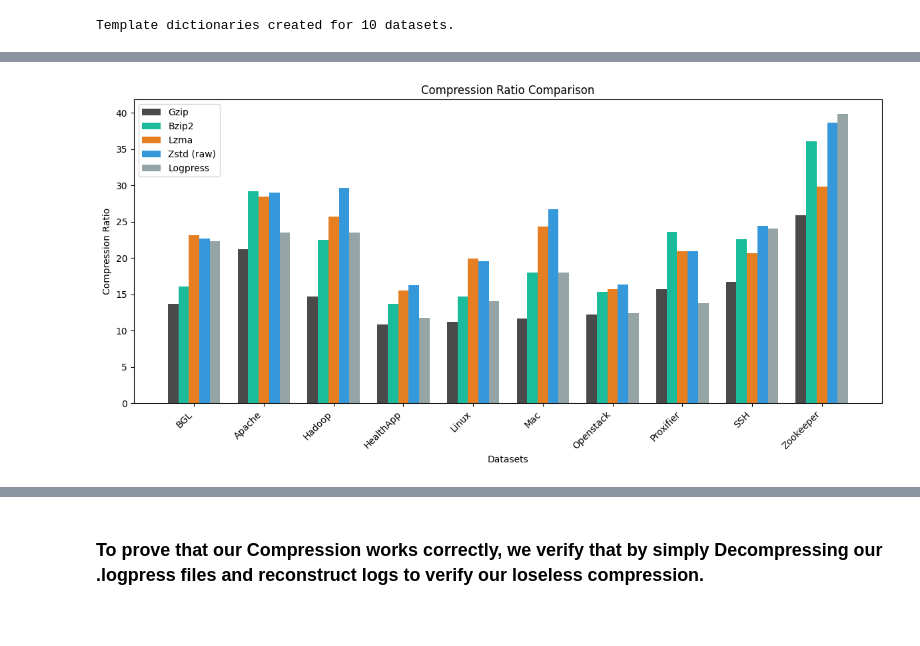
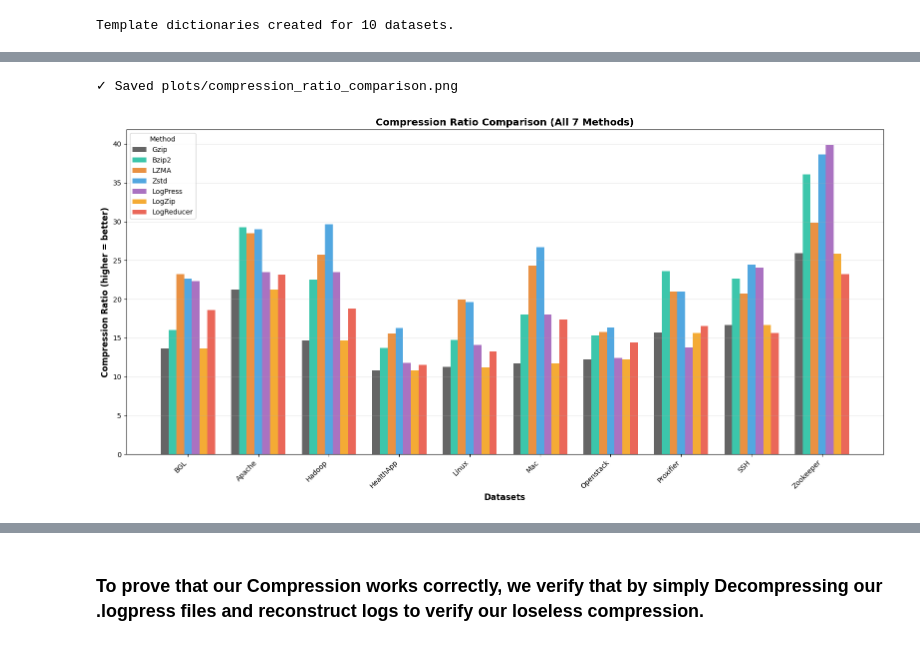
Before and after one commit to adam-bouafia/LogPress, a Jupyter notebook: LogPress.ipynb, the cells around one changed output, grey strips where cells are left out. Cells and saved outputs as stored; diff of their text form; code cells hidden in the pictures.

```diff
--- a/LogPress.ipynb
+++ b/LogPress.ipynb
@@ -2201,32 +2963,40 @@ Saved to tables/compression_times.csv
 # Plots Visualization of compression results
 
 dataset_names = list(compression_results.keys())
-methods = ["gzip", "bzip2", "lzma", "zstd_raw", "logpress"]
-colors = ["#4A4A4A", "#1ABC9C", "#E67E22", "#3498DB", "#95A5A6"]
-method_labels = ["Gzip", "Bzip2", "LZMA", "Zstd (raw)", "LogPress"]
+methods = ["gzip", "bzip2", "lzma", "zstd_raw", "logpress", "logzip", "logreducer"]
+colors = ["#4A4A4A", "#1ABC9C", "#E67E22", "#3498DB", "#9B59B6", "#F39C12", "#E74C3C"]
+method_labels = ["Gzip", "Bzip2", "LZMA", "Zstd", "LogPress", "LogZip", "LogReducer"]
 # %%
-# Chart 1: Compression Ratios comparison
+# Chart 1: Compression Ratios comparison (ALL 7 METHODS)
 
-fig, ax1 = plt.subplots(figsize=(12, 6))
+fig, ax1 = plt.subplots(figsize=(16, 8))
 x = np.arange(len(dataset_names))
-width = 0.15
+width = 0.11
 
-for i, (method, color) in enumerate(zip(methods, colors)):
-    ratios = [compression_results[name]["original"] / compression_results[name][method] for name in dataset_names]
-    offset = (i - 2) * width
-    label = "Zstd (raw)" if method == "zstd_raw" else method.capitalize()
-    ax1.bar(x + offset, ratios, width, label=label, color=color)
+for i, (method, label, color) in enumerate(zip(methods, method_labels, colors)):
+    ratios = []
+    for name in dataset_names:
+        comp_size = compression_results[name].get(method, 0)
+        if comp_size > 0:
+            ratios.append(compression_results[name]["original"] / comp_size)
+        else:
+            ratios.append(0)
+    offset = (i - len(methods)/2 + 0.5) * width
+    ax1.bar(x + offset, ratios, width, label=label, color=color, alpha=0.85)
 
-ax1.set_xlabel("Datasets")
-ax1.set_ylabel("Compression Ratio")
-ax1.set_title("Compression Ratio Comparison")
+ax1.set_xlabel("Datasets", fontsize=12, fontweight='bold')
+ax1.set_ylabel("Compression Ratio (higher = better)", fontsize=12, fontweight='bold')
+ax1.set_title("Compression Ratio Comparison (All 7 Methods)", fontsize=14, fontweight='bold')
 ax1.set_xticks(x)
-ax1.set_xticklabels(dataset_names, rotation=45, ha="right")
-ax1.legend(loc="upper left")
+ax1.set_xticklabels(dataset_names, rotation=45, ha='right')
+ax1.legend(title='Method', loc='upper left', fontsize=10)
+ax1.grid(axis='y', alpha=0.3)
+
 plt.tight_layout()
 plt.savefig('plots/compression_ratio_comparison.png', dpi=300, bbox_inches='tight')
-
+print("Saved plots/compression_ratio_comparison.png")
 plt.show()
 # %% [output]
+✓ Saved plots/compression_ratio_comparison.png
-[figure, old version]
+[figure, new version]
 # %%
```
Also changed, not shown: parts of 28 cells of this notebook, 56 other files.
